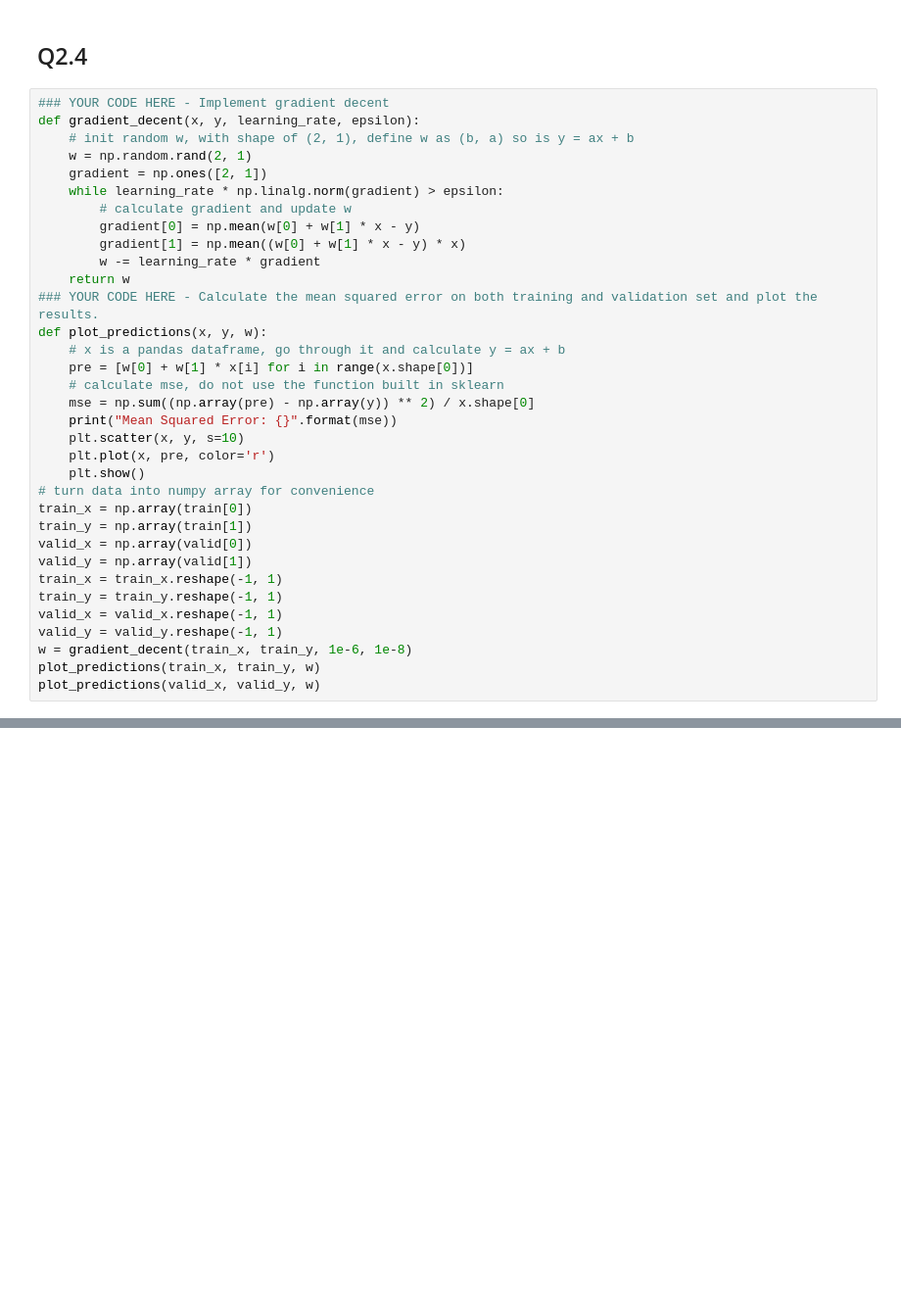
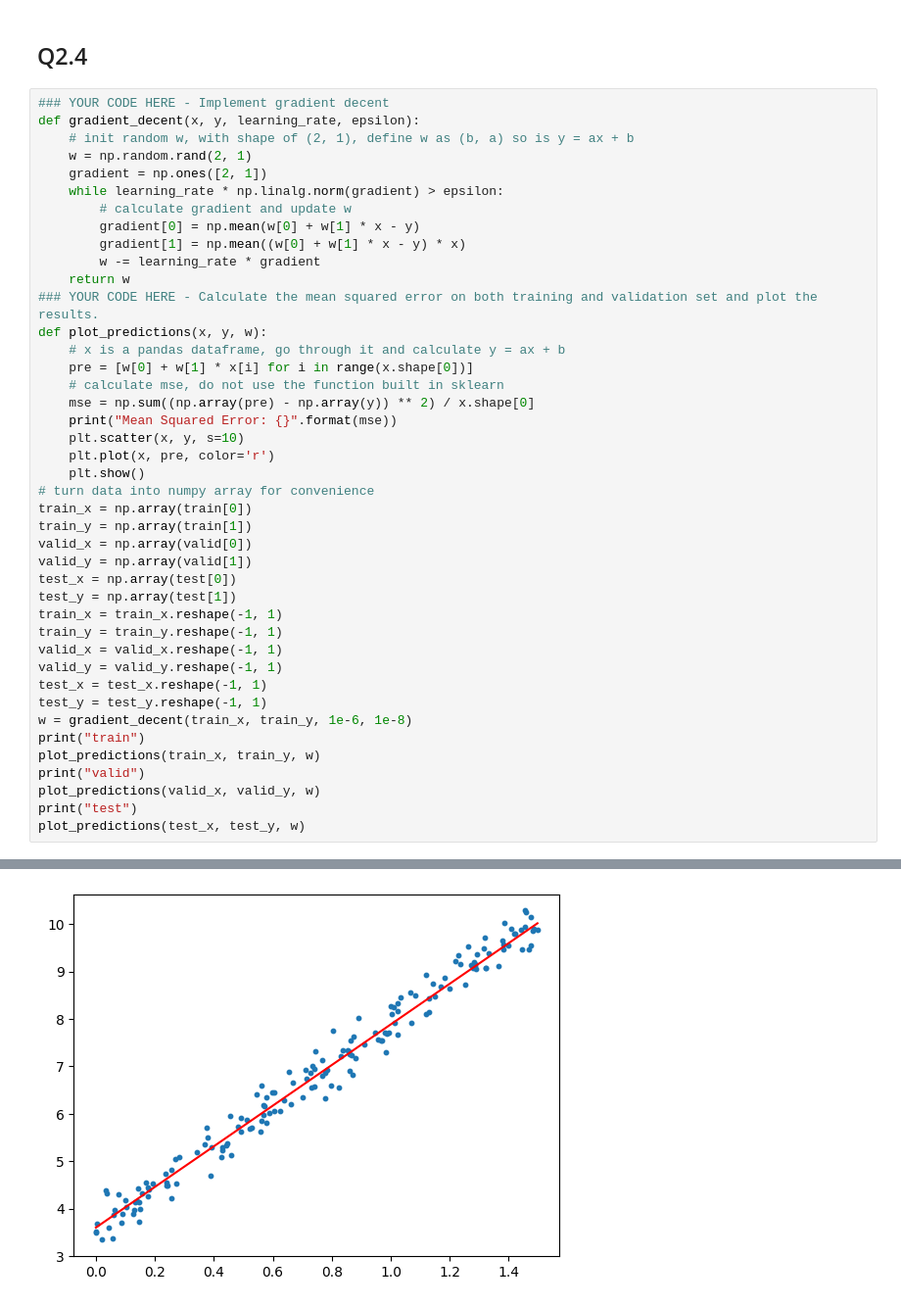
Before and after one commit to AuthorityWang/ShanghaiTech-CS182HW, a Jupyter notebook: coding/hw1_coding.ipynb, the cells around one changed output, grey strips where cells are left out. Shown: that part at 98% size. Cells and saved outputs as stored; diff of their text form; blank space fills up the shorter version.

```diff
--- a/coding/hw1_coding.ipynb
+++ b/coding/hw1_coding.ipynb
@@ -503,11 +503,19 @@ train_x = np.array(train[0])
 train_y = np.array(train[1])
 valid_x = np.array(valid[0])
 valid_y = np.array(valid[1])
+test_x = np.array(test[0])
+test_y = np.array(test[1])
 train_x = train_x.reshape(-1, 1)
 train_y = train_y.reshape(-1, 1)
 valid_x = valid_x.reshape(-1, 1)
 valid_y = valid_y.reshape(-1, 1)
+test_x = test_x.reshape(-1, 1)
+test_y = test_y.reshape(-1, 1)
 w = gradient_decent(train_x, train_y, 1e-6, 1e-8)
+print("train")
 plot_predictions(train_x, train_y, w)
+print("valid")
 plot_predictions(valid_x, valid_y, w)
+print("test")
+plot_predictions(test_x, test_y, w)
 # %% [output]
@@ -517,0 +530 @@ Mean Squared Error: 0.08905925905568142
+[figure, added]
```
Also changed, not shown: parts of 1 cell of this notebook, 5 other files.
